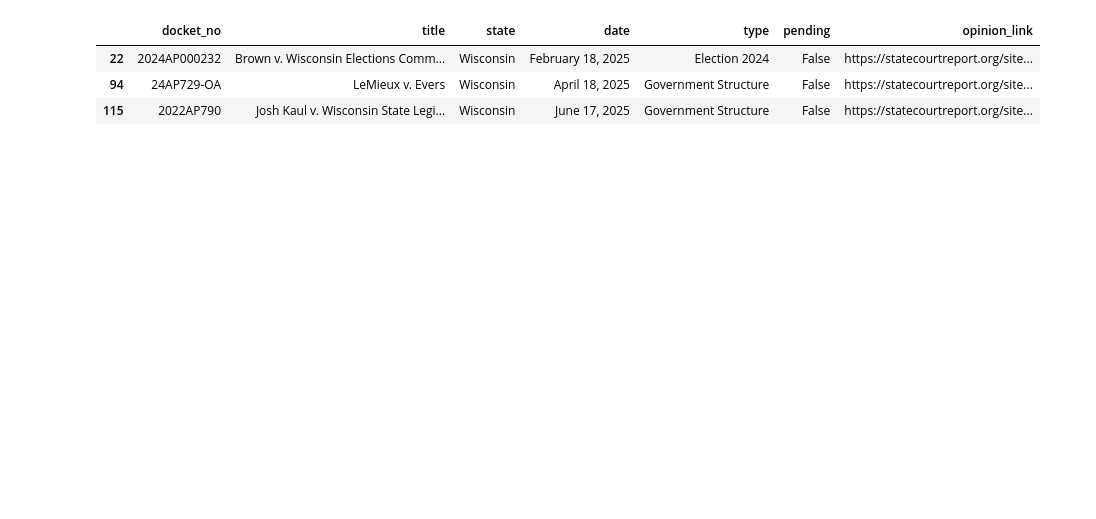
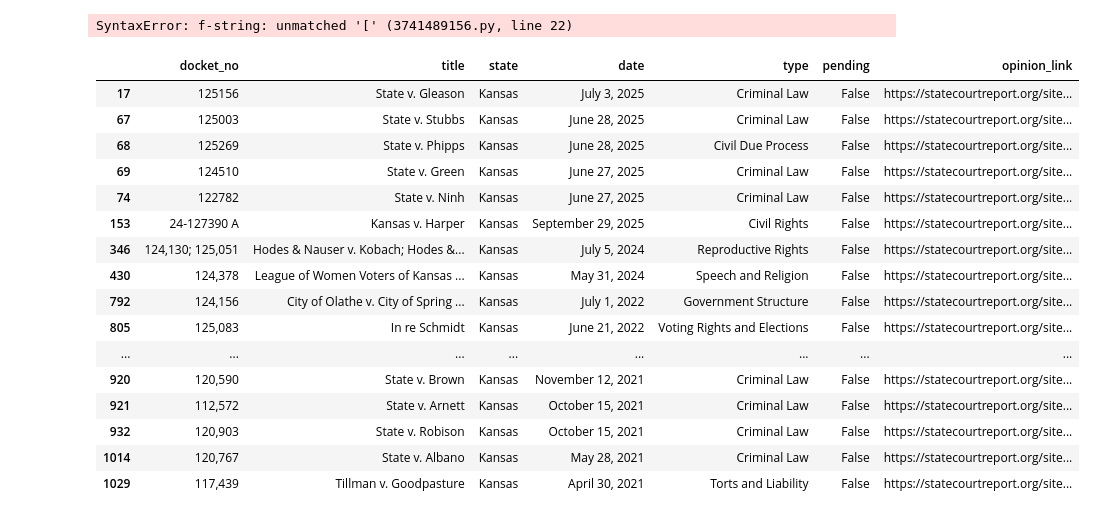
Before and after one commit to uchicago-capp-30320/JudgementCall, a Jupyter notebook: ingestion/llm_processing.ipynb, the cells around one changed output. Saved outputs shown, nothing was run; the diff lists cells and outputs as text; code cells hidden in the pictures; blank space fills up the shorter version.

```diff
--- a/ingestion/llm_processing.ipynb
+++ b/ingestion/llm_processing.ipynb
@@ -190,7 +192,7 @@ def analyze_state_cases(case_df: pd.DataFrame, prompt_start: str, client_info: d
 
     file_dic = {}
     for i in range(num_cases):
-        print(f"Querying case {i}")
+        print(f"Querying case {i}: {case_df.iloc[i]['title']}")
         docket_no = case_df.iloc[i]["docket_no"].replace(" ", "-")
         state = case_df.iloc[i]["state"]
         date = str(datetime.strptime(case_df.iloc[i]["date"], "%B %d, %Y"))[:10].replace("-", "/")
@@ -205,6 +207,8 @@ def analyze_state_cases(case_df: pd.DataFrame, prompt_start: str, client_info: d
         file_dic[case_ref]["response"] = opinion_resp
 
     return file_dic
+# %% [output]
+SyntaxError: f-string: unmatched '[' (3741489156.py, line 22)
 # %%
 def apply_model(
     case_df: pd.DataFrame,
@@ -380,14 +384,26 @@ def produce_tables(
 
     return rd, llm_run_metadata
 # %%
-test_df = case_df.sample(frac=1).reset_index(drop=True).head(150)
-test_df = test_df[test_df["state"] == "Wisconsin"]
+test_df = case_df[case_df["state"] == "Kansas"]
 test_df
 # %% [output]
 |  | docket_no | title | state | date | type | pending | opinion_link |
-| 22 | 2024AP000232 | Brown v. Wisconsin Elections Comm... | Wisconsin | February 18, 2025 | Election 2024 | False | https://statecourtreport.org/site... |
-| 94 | 24AP729-OA | LeMieux v. Evers | Wisconsin | April 18, 2025 | Government Structure | False | https://statecourtreport.org/site... |
-| 115 | 2022AP790 | Josh Kaul v. Wisconsin State Legi... | Wisconsin | June 17, 2025 | Government Structure | False | https://statecourtreport.org/site... |
+| 17 | 125156 | State v. Gleason | Kansas | July 3, 2025 | Criminal Law | False | https://statecourtreport.org/site... |
+| 67 | 125003 | State v. Stubbs | Kansas | June 28, 2025 | Criminal Law | False | https://statecourtreport.org/site... |
+| 68 | 125269 | State v. Phipps | Kansas | June 28, 2025 | Civil Due Process | False | https://statecourtreport.org/site... |
+| 69 | 124510 | State v. Green | Kansas | June 27, 2025 | Criminal Law | False | https://statecourtreport.org/site... |
+| 74 | 122782 | State v. Ninh | Kansas | June 27, 2025 | Criminal Law | False | https://statecourtreport.org/site... |
+| 153 | 24-127390 A | Kansas v. Harper | Kansas | September 29, 2025 | Civil Rights | False | https://statecourtreport.org/site... |
+| 346 | 124,130; 125,051 | Hodes & Nauser v. Kobach; Hodes &... | Kansas | July 5, 2024 | Reproductive Rights | False | https://statecourtreport.org/site... |
+| 430 | 124,378 | League of Women Voters of Kansas ... | Kansas | May 31, 2024 | Speech and Religion | False | https://statecourtreport.org/site... |
+| 792 | 124,156 | City of Olathe v. City of Spring ... | Kansas | July 1, 2022 | Government Structure | False | https://statecourtreport.org/site... |
+| 805 | 125,083 | In re Schmidt | Kansas | June 21, 2022 | Voting Rights and Elections | False | https://statecourtreport.org/site... |
+| ... | ... | ... | ... | ... | ... | ... | ... |
+| 920 | 120,590 | State v. Brown | Kansas | November 12, 2021 | Criminal Law | False | https://statecourtreport.org/site... |
+| 921 | 112,572 | State v. Arnett | Kansas | October 15, 2021 | Criminal Law | False | https://statecourtreport.org/site... |
+| 932 | 120,903 | State v. Robison | Kansas | October 15, 2021 | Criminal Law | False | https://statecourtreport.org/site... |
+| 1014 | 120,767 | State v. Albano | Kansas | May 28, 2021 | Criminal Law | False | https://statecourtreport.org/site... |
+| 1029 | 117,439 | Tillman v. Goodpasture | Kansas | April 30, 2021 | Torts and Liability | False | https://statecourtreport.org/site... |
 # %%
 # Using gemini-2.5-flash-preview with 0 temperature and only using last names
 tables_last_names_zero_temp, meta_data = produce_tables(test_df, prompt_path="prompt.txt")
```
Also changed, not shown: parts of 2 cells of this notebook, 1 other file.
